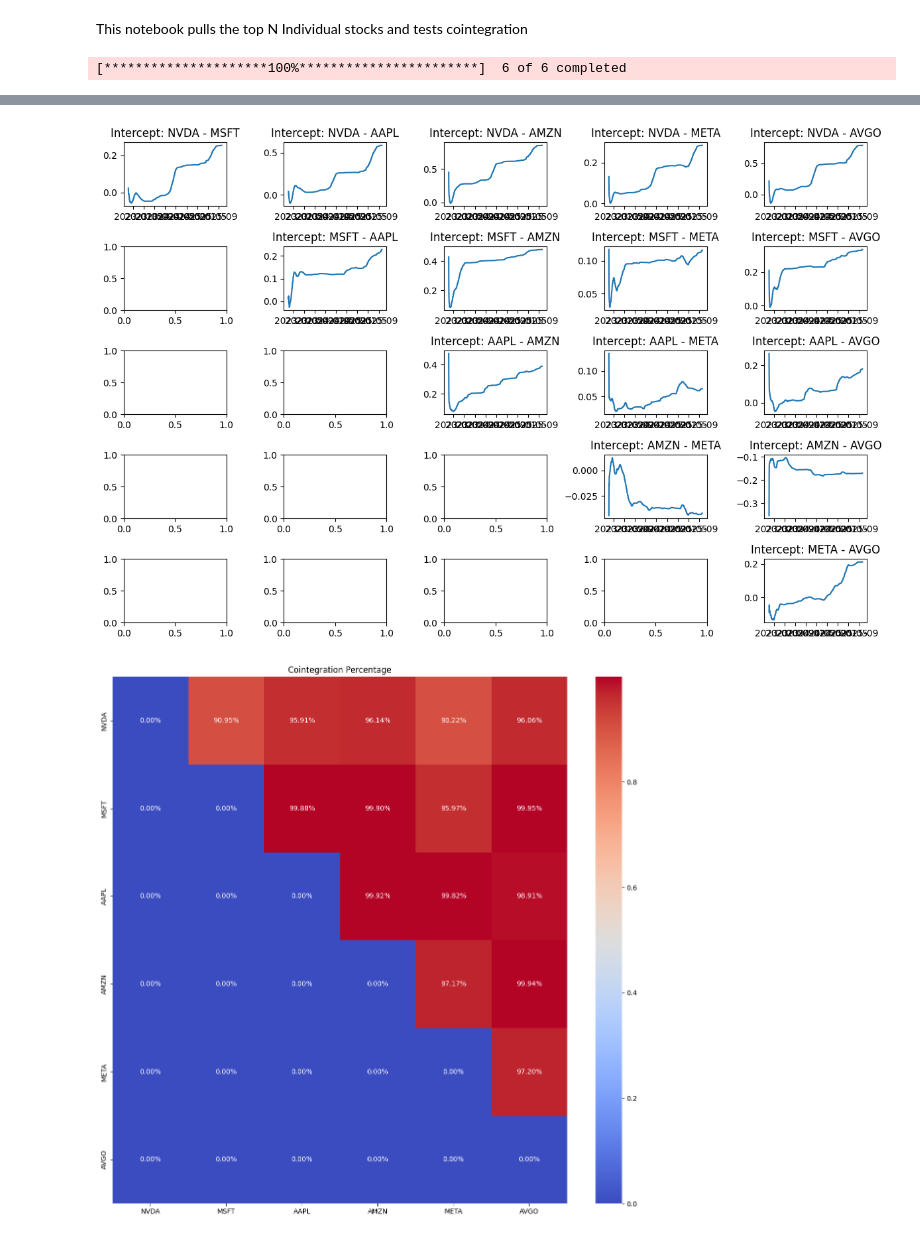
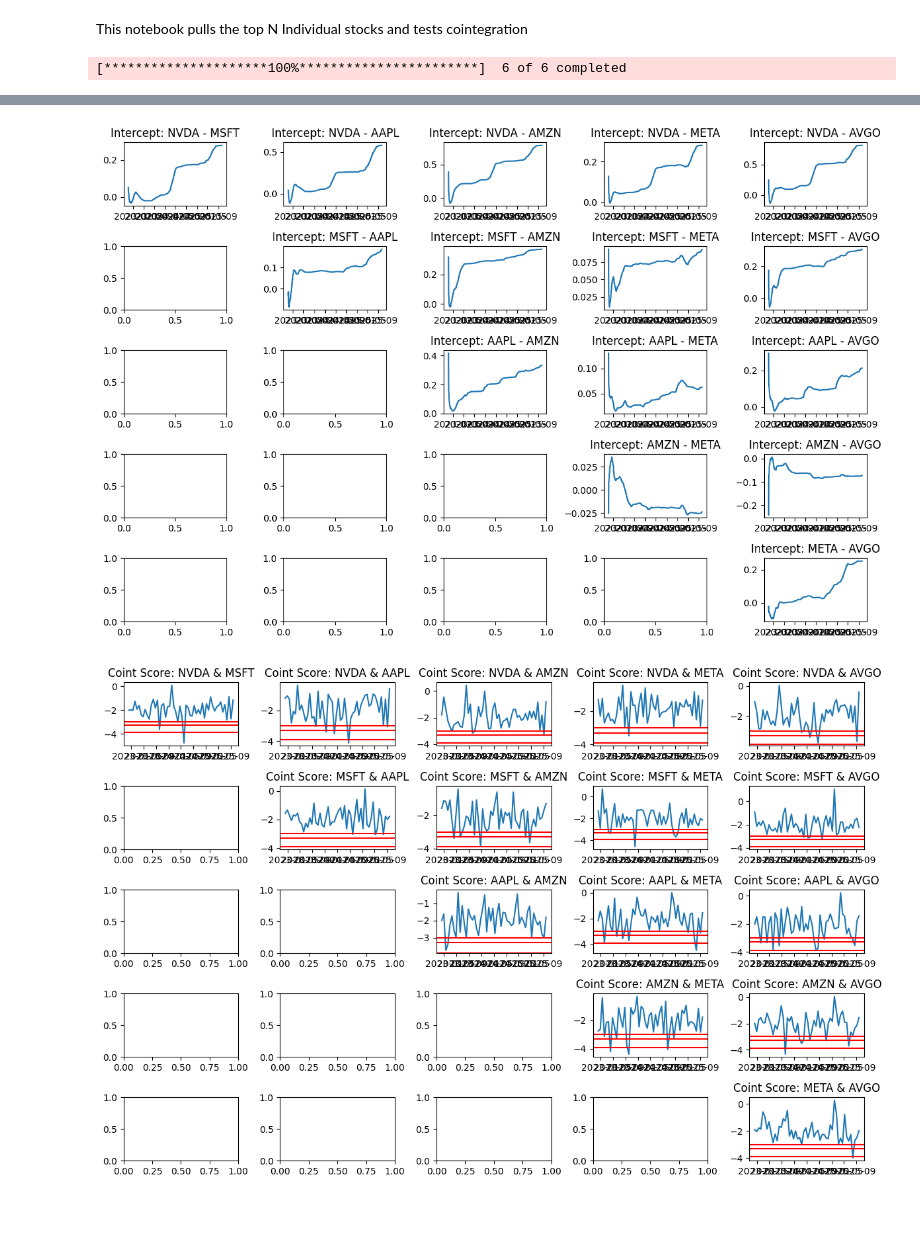
Before and after one commit to AdamDanklefsen/Quant, a Jupyter notebook: StatArb/CointegrationTests.ipynb, the cells around one changed output, grey strips where cells are left out. Saved outputs shown, nothing was run; the diff lists cells and outputs as text; code cells hidden in the pictures; blank space fills up the shorter version.

Commit message:
Updated Cointegration Scheme
Now calculation coint on a rolling window and return the percentage of windows that meet the .05 pvalue threshold

```diff
--- a/StatArb/CointegrationTests.ipynb
+++ b/StatArb/CointegrationTests.ipynb
@@ -35,32 +35,42 @@ plt.show()
 
 
 # plot spread on N(N-1)/2 subplots (skip i=j and j>i)
+num_pairs = N * (N - 1) // 2
 if N <= 6:
-    num_pairs = N * (N - 1) // 2
     dim = N-1
     LogPriceFig, logprice_axes = plt.subplots(dim, dim, figsize=(12, 8))
     SpreadFig, spread_axes = plt.subplots(dim, dim, figsize=(12, 8))
     HedgeFig, hedge_axes = plt.subplots(dim, dim, figsize=(12, 8))
     InterceptFig, intercept_axes = plt.subplots(dim, dim, figsize=(12, 8))
+    scoreFig, score_axes = plt.subplots(dim, dim, figsize=(12, 8))
+    pvalueFig, pvalue_axes = plt.subplots(dim, dim, figsize=(12, 8))
 
 
-
-Coint_percentage = np.zeros((N,N))
-adf_stat = np.zeros((N,N))
-coint_list = pd.DataFrame()
+score = pd.DataFrame()
+pvalue = pd.DataFrame()
+coint_list = pd.Series()
 columns = logPrice.columns
 for i in range(N):
     for j in range(i+1, N):
         print(f'Processing pair: {Tickers[i]} & {Tickers[j]}')
         Spread, theta = Kalman.SpreadFit(logPrice[columns[i]], logPrice[columns[j]])
 
-        Coint_percentage[i,j], adf_stat[i,j] = Cointegration.augmented_dickey_fuller_test(Spread)
-        coint_list = pd.concat([coint_list, pd.DataFrame({'Ticker1': [Tickers[i]], 'Ticker2': [Tickers[j]], 'Coint_Percentage': [Coint_percentage[i,j]]})])
-
-
-        # HR, I = Cointegration.rolling_linear_regression(logPrice[columns[i]], logPrice[columns[j]], period=20)
+        pair = Tickers[i] + '-' + Tickers[j]
+        score[pair], pvalue[pair], coint_list[pair] = Cointegration.rolling_coint_test(logPrice[columns[i]], logPrice[columns[j]])
 
         if N <= 6:
+            score_axes[i,j-1].plot(score[pair])
+            score_axes[i,j-1].set_title(f'Coint Score: {Tickers[i]} & {Tickers[j]}')
+            score_axes[i,j-1].axhline(y=-3.9, color='r', linestyle='-', label='Critical Values')
+            score_axes[i,j-1].axhline(y=-3.3, color='r', linestyle='-')
+            score_axes[i,j-1].axhline(y=-3.0, color='r', linestyle='-')
+
+            pvalue_axes[i,j-1].plot(pvalue[pair])
+            pvalue_axes[i,j-1].set_title(f'Coint P-Value: {Tickers[i]} & {Tickers[j]}')
+            pvalue_axes[i,j-1].axhline(y=0.05, color='r', linestyle='--', label='Thresholds')
+            pvalue_axes[i,j-1].axhline(y=0.01, color='r', linestyle='--')
+            pvalue_axes[i,j-1].axhline(y=0.10, color='r', linestyle='--')
+
             logprice_axes[i,j-1].scatter(logPrice[columns[i]].values, logPrice[columns[j]].values, c='k', s=1, label='y=x')
             logprice_axes[i,j-1].set_title(f'Log Prices: {Tickers[i]} & {Tickers[j]}')
             logprice_axes[i,j-1].legend()
@@ -84,15 +94,17 @@ if N <= 6:
     SpreadFig.tight_layout()
     HedgeFig.tight_layout()
     InterceptFig.tight_layout()
+    scoreFig.tight_layout()
+    pvalueFig.tight_layout()
 
-plt.figure(figsize=(15,14))
-sns.heatmap(Coint_percentage, xticklabels=Tickers[0:N], yticklabels=Tickers[0:N], annot=True, fmt=".2%", cmap='coolwarm')
-plt.title('Cointegration Percentage')
-plt.show()
+# plt.figure(figsize=(15,14))
+# sns.heatmap(Coint_percentage, xticklabels=Tickers[0:N], yticklabels=Tickers[0:N], annot=True, fmt=".2%", cmap='coolwarm')
+# plt.title('Cointegration Percentage')
+# plt.show()
 
-plt.figure(figsize=(15,14))
-sns.heatmap(logPrice.corr(), xticklabels=Tickers[0:N], yticklabels=Tickers[0:N], annot=True, fmt=".2f", cmap='coolwarm')
-plt.title('Log Price Correlation')
-plt.show()
+# plt.figure(figsize=(15,14))
+# sns.heatmap(logPrice.corr(), xticklabels=Tickers[0:N], yticklabels=Tickers[0:N], annot=True, fmt=".2f", cmap='coolwarm')
+# plt.title('Log Price Correlation')
+# plt.show()
 # %% [output]
 [*********************100%***********************]  6 of 6 completed
@@ -117,3 +129,3 @@ Processing pair: META & AVGO
 [figure]
-[figure, old version]
+[figure, new version]
-[figure, old version]
+[figure, new version]
```
Also changed, not shown: parts of 3 cells of this notebook, 3 other files.
